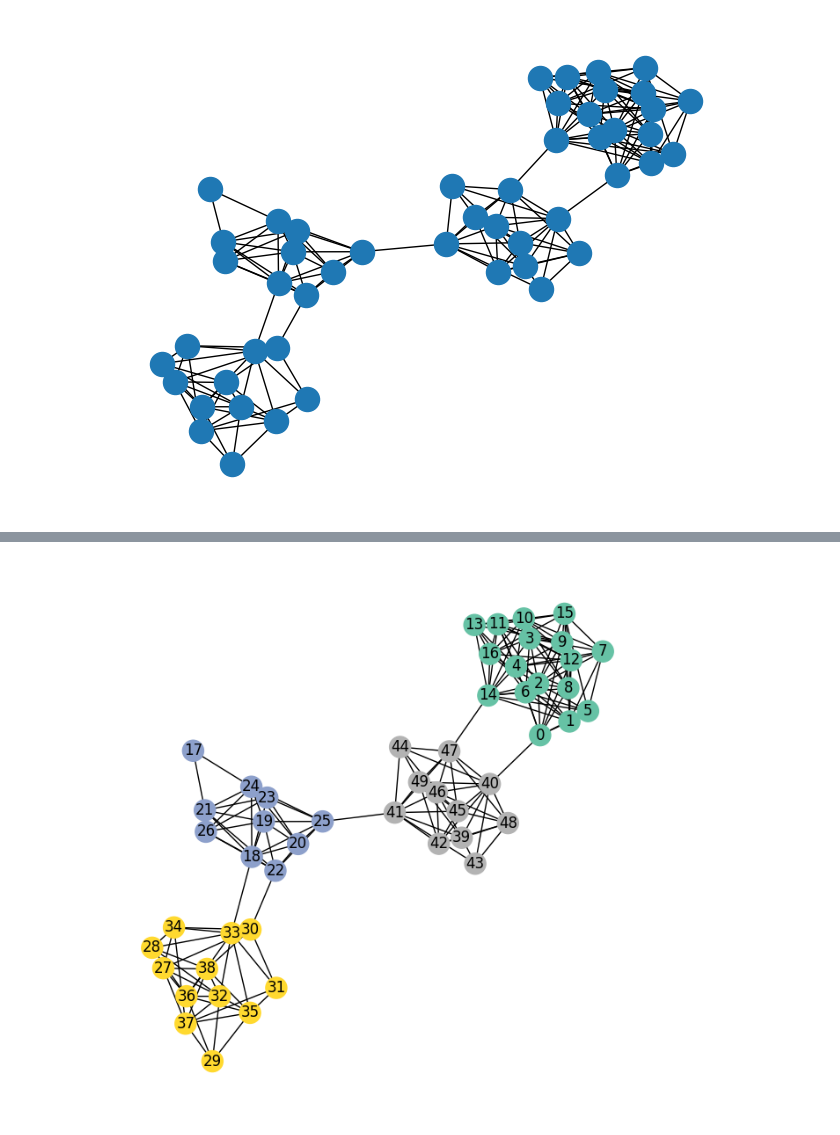
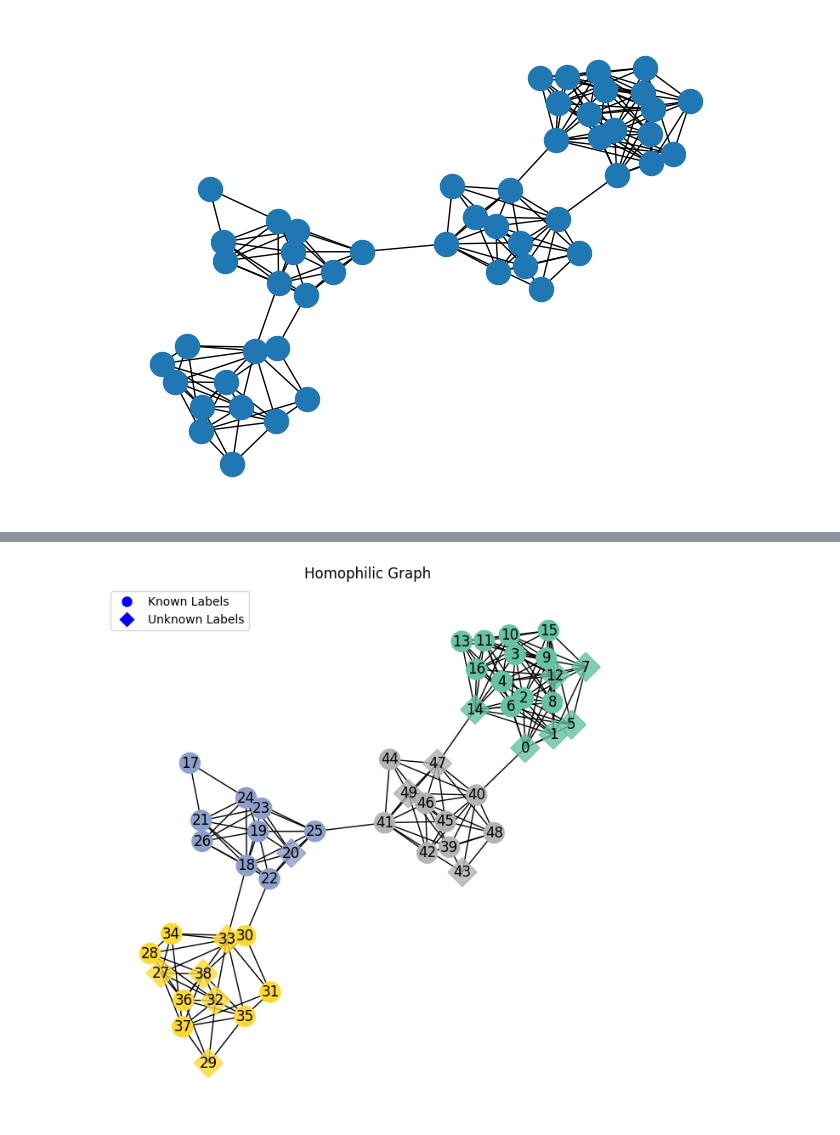
Before and after one commit to caiolmart/node-concordance, a Jupyter notebook: notebooks/illustrative_plots/02.2_homophilic_heterophilic.ipynb, the cells around one changed output, grey strips where cells are left out. Drawn from its saved outputs; the diff is of its cells as text; code cells hidden in the pictures.

```diff
--- a/notebooks/illustrative_plots/02.2_homophilic_heterophilic.ipynb
+++ b/notebooks/illustrative_plots/02.2_homophilic_heterophilic.ipynb
@@ -84,18 +156,81 @@ nx.draw_kamada_kawai(graph)
 # %%
 pos = nx.kamada_kawai_layout(graph)
 
-node_classes_hom = [graph.nodes[v]["block"] for v in graph]
-class_dict = dict(zip(graph.nodes(), node_classes_hom))
+
+def plot_homophilic(graph, ax, pos):
+    random.seed(0)
+    train_nodes = random.sample(graph.nodes, 35)
+    train_graph = graph.subgraph(train_nodes)
+    train_node_classes = [graph.nodes[v]["block"] for v in train_graph]
+    test_nodes = [x for x in graph if x not in train_graph]
+    test_graph = graph.subgraph(test_nodes)
+    test_node_classes = [graph.nodes[v]["block"] for v in test_graph]
+
+    nx.draw_networkx_edges(
+        graph,
+        pos=pos,
+        # with_labels=True,
+        # node_color=node_classes_hom,
+        # cmap="Set2",
+        ax=ax,
+    )
+    nx.draw_networkx_nodes(
+        train_graph,
+        pos=pos,
+        # with_labels=True,
+        node_color=train_node_classes,
+        cmap="Set2",
+        node_shape="o",
+        ax=ax,
+        label="Known Labels",
+    )
+    nx.draw_networkx_nodes(
+        test_graph,
+        pos=pos,
+        # with_labels=True,
+        node_color=test_node_classes,
+        cmap="Set2",
+        node_shape="D",
+        ax=ax,
+        alpha=0.8,
+        label="Unknown Labels",
+    )
+    nx.draw_networkx_labels(
+        graph,
+        pos=pos,
+        # with_labels=True,
+        # node_color=node_classes_hom,
+        # cmap="Set2",
+        # node_shape='D',
+        ax=ax,
+    )
+
+    ax.set_axis_off()
+    ax.set_title("Homophilic Graph")
+    legend_elements = [
+        Line2D(
+            [0],
+            [0],
+            color="w",
+            markerfacecolor="blue",
+            marker="o",
+            label="Known Labels",
+            markersize=10,
+        ),
+        Line2D(
+            [0],
+            [0],
+            color="w",
+            markerfacecolor="blue",
+            marker="D",
+            label="Unknown Labels",
+            # alpha=0.8,
+            markersize=10,
+        ),
+    ]
+    ax.legend(handles=legend_elements, loc="upper left")
+
 
 fig, ax = plt.subplots(1, 1, figsize=(8, 8))
-
-nx.draw_networkx(
-    graph,
-    pos=pos,
-    with_labels=True,
-    node_color=node_classes_hom,
-    cmap='Set2',
-    ax=ax)
-
-ax.set_axis_off()
+plot_homophilic(graph, ax, pos)
 # %% [output]
@@ -102 +239 @@ ax.set_axis_off()
-[figure, old version]
+[figure, new version]
```
Also changed, not shown: parts of 9 cells of this notebook.
